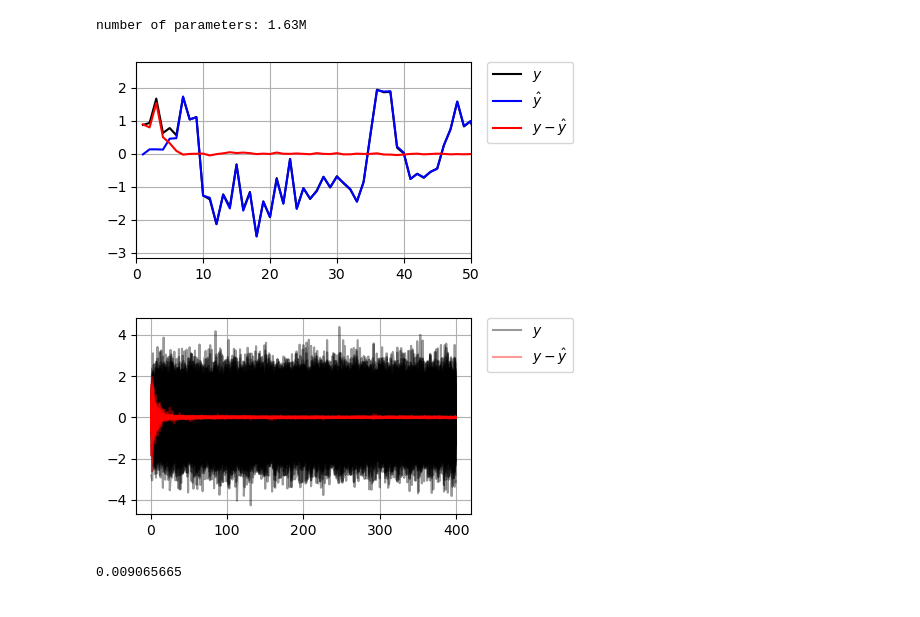
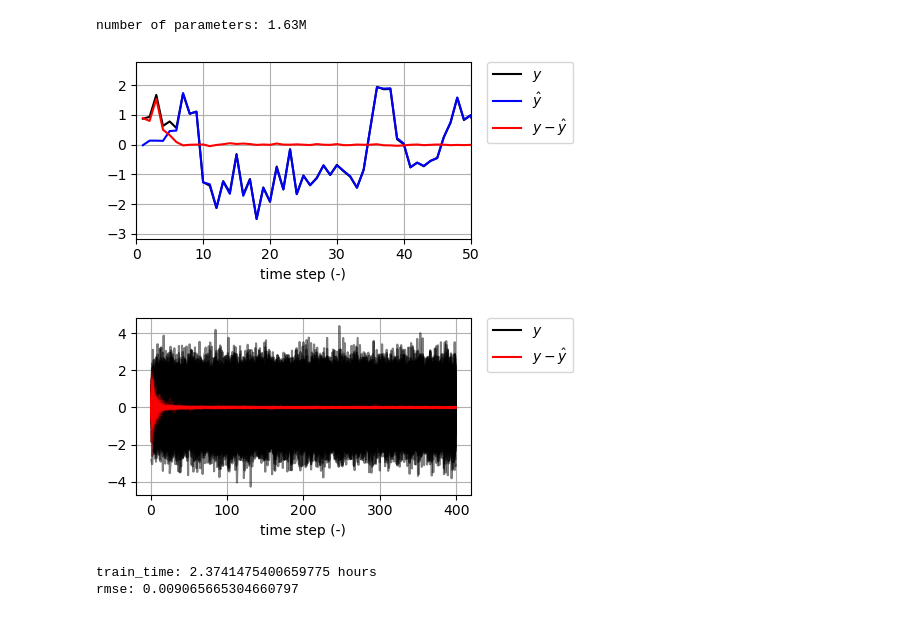
Before and after one commit to forgi86/sysid-transformers, a Jupyter notebook: notebooks/test_onestep_lin.ipynb, the cells around one changed output. Saved outputs shown, nothing was run; the diff lists cells and outputs as text; code cells hidden in the pictures.

```diff
--- a/notebooks/test_onestep_lin.ipynb
+++ b/notebooks/test_onestep_lin.ipynb
@@ -31,14 +29,10 @@ seq_len = 400
 
 
 # Compute settings
-cuda_device = "cuda:0"
+cuda_device = "cuda:1"
 no_cuda = True
 threads = 5
 compile = True
-
-# Create out dir
-out_dir = Path(out_dir)
-exp_data = torch.load(out_dir/"ckpt_lin.pt")
 
 # Configure compute
 torch.set_num_threads(threads)
@@ -49,6 +43,11 @@ device_type = 'cuda' if 'cuda' in device_name else 'cpu' # for later use in torc
 torch.set_float32_matmul_precision("high")
 #torch.backends.cuda.matmul.allow_tf32 = True # allow tf32 on matmul
 #torch.backends.cudnn.allow_tf32 = True # allow tf32 on cudnn
+
+# Create out dir
+out_dir = Path(out_dir)
+exp_data = torch.load(out_dir/"ckpt_onestep_lin.pt", map_location=device)
+
 
 # Create data loader
 test_ds = LinearDynamicalDataset(nx=nx, nu=nu, ny=ny, seq_len=seq_len)
@@ -100,23 +99,25 @@ plt.legend(bbox_to_anchor=(1.05, 1), loc=2, borderaxespad=0.)
 plt.grid()
 plt.xlim([0, 50]);
 #plt.ylim([-3, 3]);
+plt.xlabel("time step (-)")
 plt.tight_layout()
 plt.savefig(fig_path / "lin_one_step_single.pdf")
 # %% [output]
-[figure, old version]
+[figure, new version]
 # %%
 plt.figure(figsize=(5, 2.5))
 #plt.title("Prediction error $y - \hat y$ on 256 sequences")
-plt.plot(t, batch_y_target.squeeze(-1).T, "k", alpha=0.4);
-plt.plot(t, batch_y_target.squeeze(-1).T[:, -1], "k", alpha=0.4, label="$y$")
-plt.plot(t, batch_pred_err.squeeze(-1).T, "r", alpha=0.4);
-plt.plot(t, batch_pred_err.squeeze(-1).T[:, -1], "r", alpha=0.4, label="$y - \hat y$");
+plt.plot(t, batch_y_target.squeeze(-1).T, "k", alpha=0.5);
+plt.plot(t, batch_y_target.squeeze(-1).T[:, -1], "k", alpha=1.0, label="$y$")
+plt.plot(t, batch_pred_err.squeeze(-1).T, "r", alpha=0.2);
+plt.plot(t, np.nan*np.zeros(t.shape), "r", alpha=1.0, label="$y - \hat y$");
 plt.grid(True)
+plt.xlabel("time step (-)")
 #plt.legend(loc="upper right")
 plt.legend(bbox_to_anchor=(1.05, 1), loc=2, borderaxespad=0.)
 plt.tight_layout()
 #plt.xlabel("Time step $k$");
 plt.savefig(fig_path / "lin_one_step_batch.pdf")
 # %% [output]
-[figure, old version]
+[figure, new version]
 # %%
@@ -125,6 +125,9 @@ skip = 50
 rmse_transformer = metrics.rmse(batch_y_target[:, skip:, :], batch_y_pred[:, skip:, :], time_axis=1)
 rmse_dummy = metrics.rmse(batch_y_target[:, skip:, :], batch_y_pred_dummy[:, skip:, :], time_axis=1)
 # %%
-rmse_transformer.mean()
+#print(f'iterations: {exp_data["cfg"].max_iters}')
+print(f'train_time: {exp_data["train_time"]/3600} hours')
+print(f'rmse: {rmse_transformer.mean()}')
 # %% [output]
-0.009065665
+train_time: 2.3741475400659775 hours
+rmse: 0.009065665304660797
```
Also changed, not shown: parts of 2 cells of this notebook, 5 other files.
